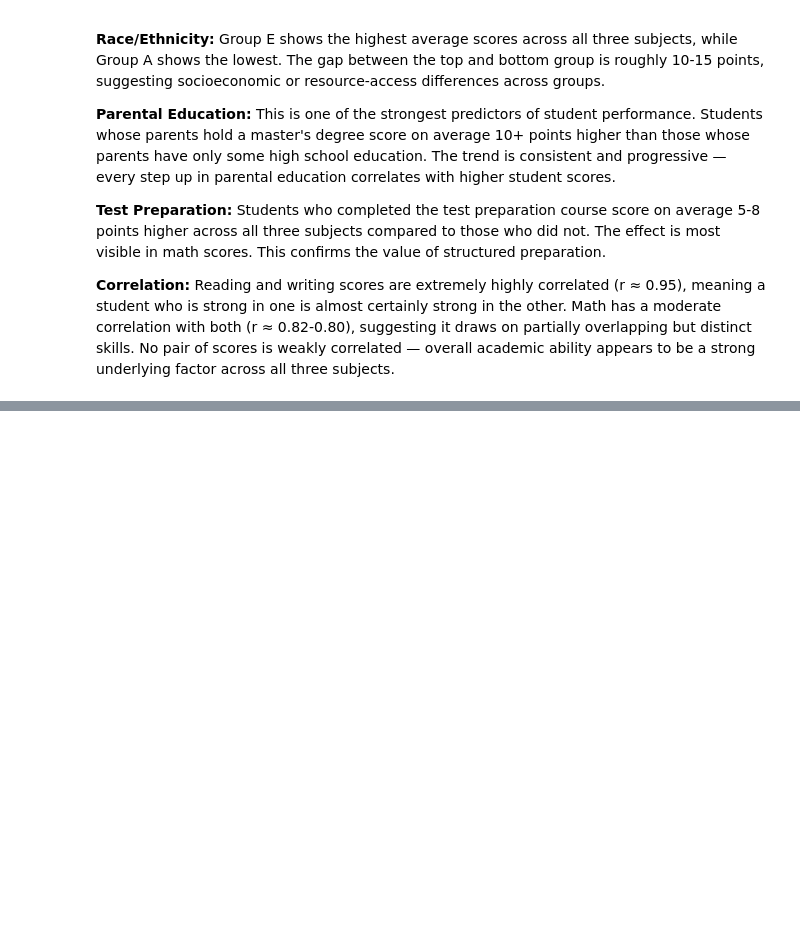
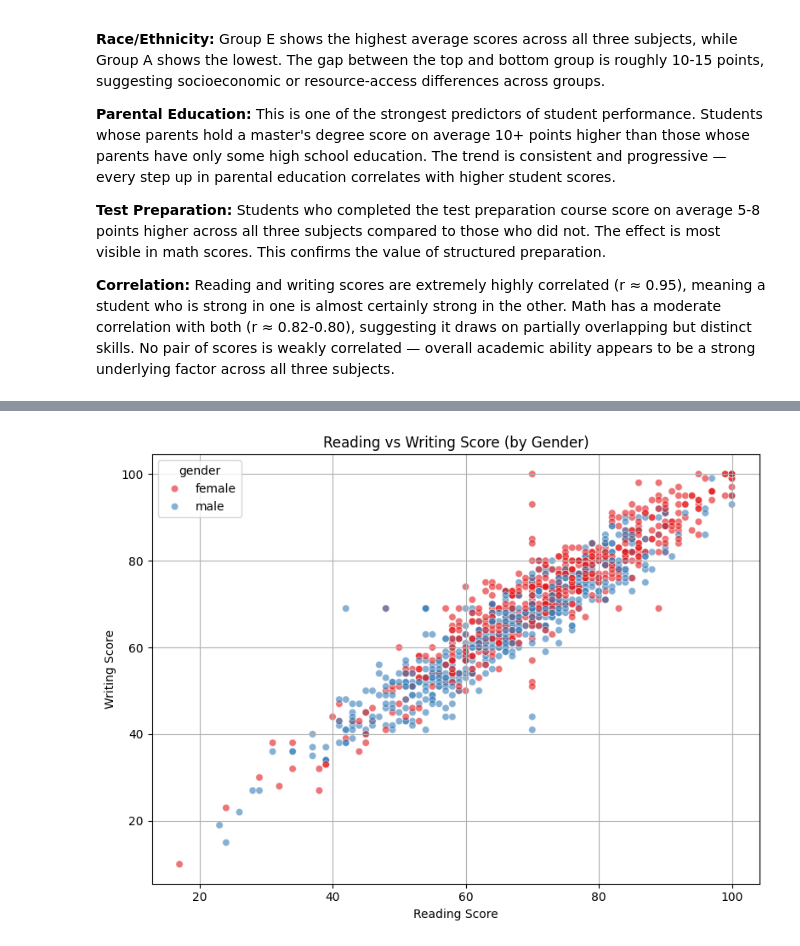
Before and after one commit to iahadbashir/Student_Performance_Analysis, a Jupyter notebook: notebooks/analysis.ipynb, the cells around one changed output, grey strips where cells are left out. Cells and saved outputs as stored; diff of their text form; code cells hidden in the pictures; blank space fills up the shorter version.

```diff
--- a/notebooks/analysis.ipynb
+++ b/notebooks/analysis.ipynb
@@ -281,0 +309,13 @@ overall academic ability appears to be a strong underlying factor across all thr
+# %%
+# Plot 3: Scatter reading vs writing colored by gender
+plt.figure(figsize=(8, 6))
+sns.scatterplot(data=df_clean, x='reading score', y='writing score',
+                hue='gender', alpha=0.6, palette='Set1')
+plt.title("Reading vs Writing Score (by Gender)")
+plt.xlabel("Reading Score")
+plt.ylabel("Writing Score")
+plt.grid(True)
+plt.tight_layout()
+plt.show()
+# %% [output]
+[figure, added]
```
Also changed, not shown: parts of 4 cells of this notebook.
